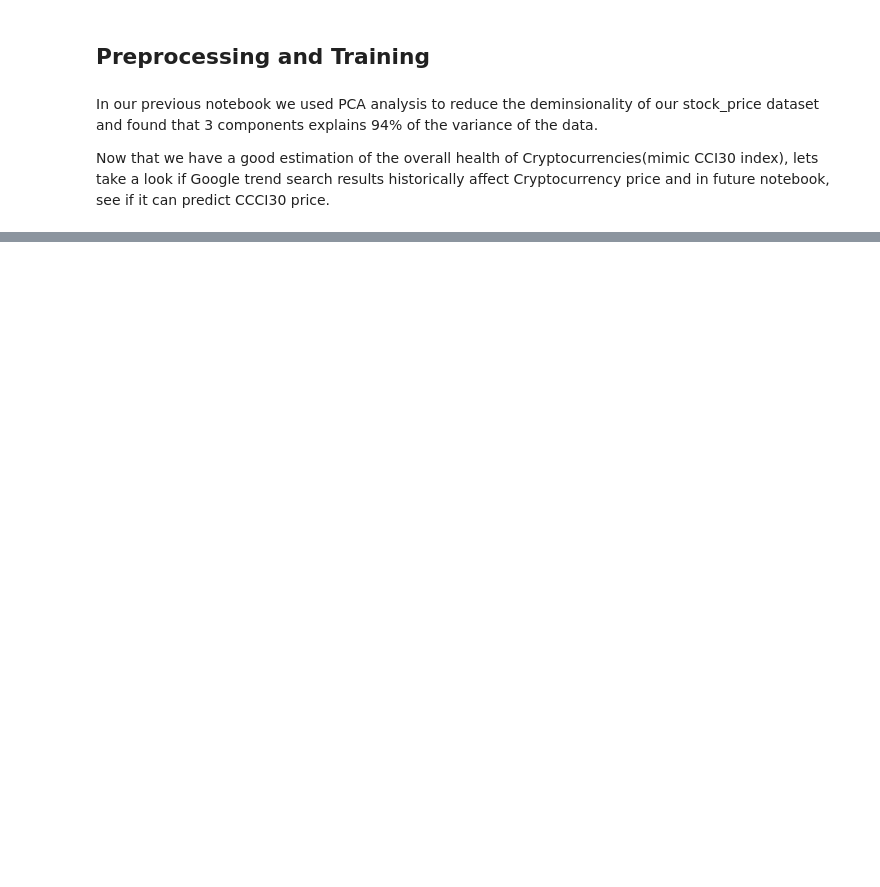
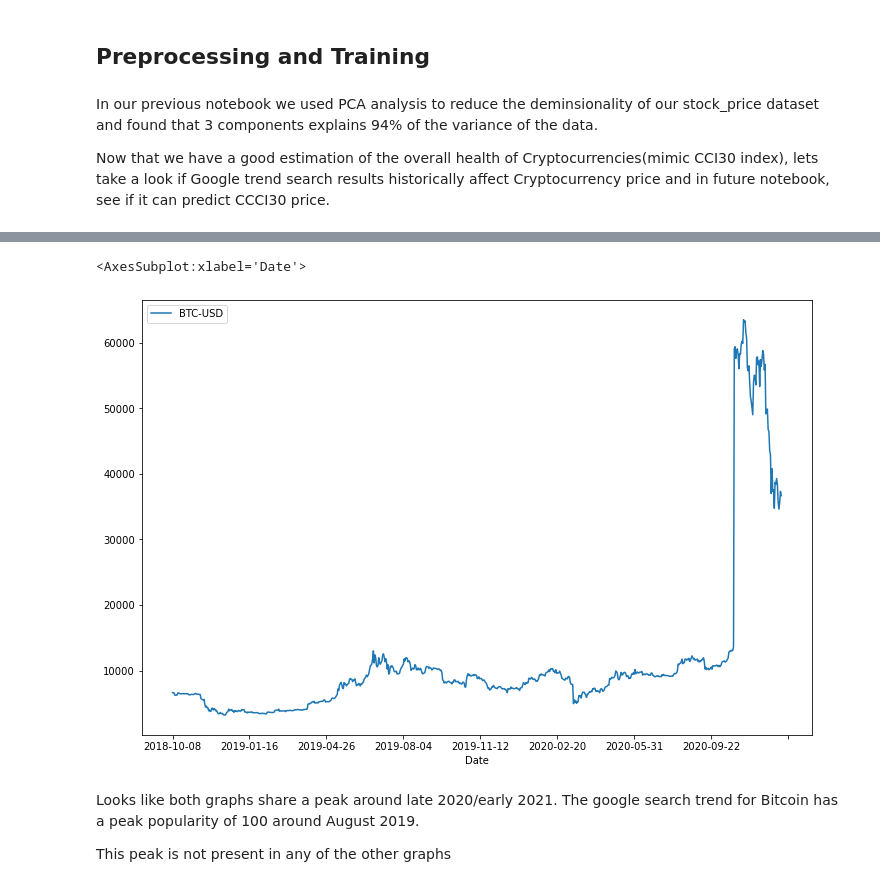
Before and after one commit to kenneykwan/Springboard, a Jupyter notebook: Capstone2-CCI30Index/Capstone 2 - Preprocessing and Training.ipynb, the cells around one changed output, grey strips where cells are left out. Drawn from its saved outputs; the diff is of its cells as text; code cells hidden in the pictures; blank space fills up the shorter version.

```diff
--- a/Capstone2-CCI30Index/Capstone 2 - Preprocessing and Training.ipynb
+++ b/Capstone2-CCI30Index/Capstone 2 - Preprocessing and Training.ipynb
@@ -58,0 +86,11 @@ Name: Category: All categories, Length: 262, dtype: object
+# %%
+stock_prices = pd.read_csv('./Data/Yahoo_Stock_Prices_Cleaned.csv')
+# %%
+stock_prices.plot(x = 'Date', y = 'BTC-USD', figsize = (12,8))
+# %% [output]
+<AxesSubplot:xlabel='Date'>
+[figure, added]
+# %% [markdown]
+Looks like both graphs share a peak around late 2020/early 2021. The google search trend for Bitcoin has a peak popularity of 100 around August 2019.
+
+This peak is not present in any of the other graphs
```
Also changed, not shown: parts of 8 cells of this notebook, 3 other files.
